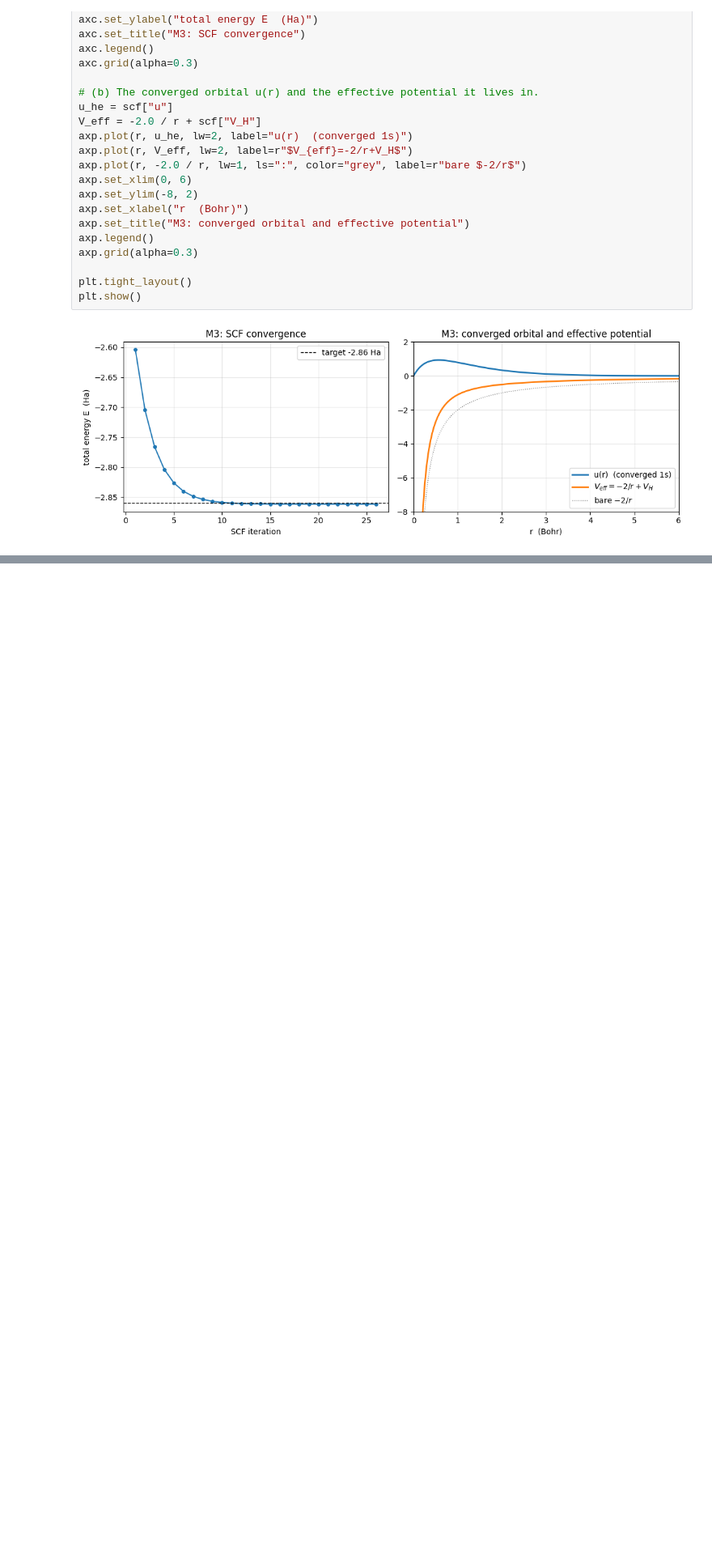
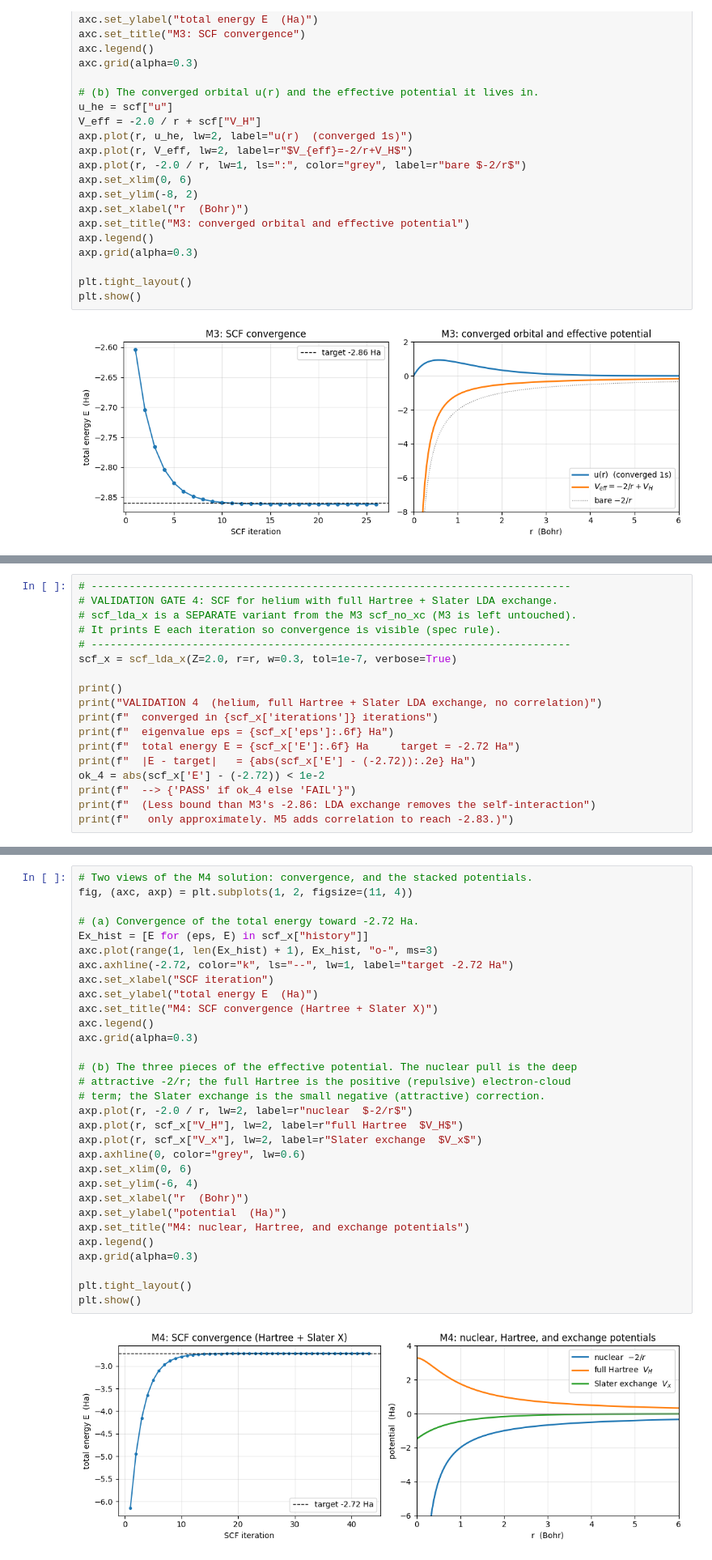
Before and after one commit to ddsyasas/dft-helium, a Jupyter notebook: helium_dft.ipynb, the cells around one changed output, grey strips where cells are left out. Shown at 81% size. Drawn from its saved outputs; the diff is of its cells as text; blank space fills up the shorter version.

```diff
--- a/helium_dft.ipynb
+++ b/helium_dft.ipynb
@@ -409,0 +446,18 @@ plt.show()
+# %%
+# ----------------------------------------------------------------------------
+# VALIDATION GATE 4: SCF for helium with full Hartree + Slater LDA exchange.
+# scf_lda_x is a SEPARATE variant from the M3 scf_no_xc (M3 is left untouched).
+# It prints E each iteration so convergence is visible (spec rule).
+# ----------------------------------------------------------------------------
+scf_x = scf_lda_x(Z=2.0, r=r, w=0.3, tol=1e-7, verbose=True)
+
+print()
+print("VALIDATION 4  (helium, full Hartree + Slater LDA exchange, no correlation)")
+print(f"  converged in {scf_x['iterations']} iterations")
+print(f"  eigenvalue eps = {scf_x['eps']:.6f} Ha")
+print(f"  total energy E = {scf_x['E']:.6f} Ha     target = -2.72 Ha")
+print(f"  |E - target|   = {abs(scf_x['E'] - (-2.72)):.2e} Ha")
+ok_4 = abs(scf_x['E'] - (-2.72)) < 1e-2
+print(f"  --> {'PASS' if ok_4 else 'FAIL'}")
+print(f"  (Less bound than M3's -2.86: LDA exchange removes the self-interaction")
+print(f"   only approximately. M5 adds correlation to reach -2.83.)")
@@ -409,0 +482,33 @@ plt.show()
+# %%
+# Two views of the M4 solution: convergence, and the stacked potentials.
+fig, (axc, axp) = plt.subplots(1, 2, figsize=(11, 4))
+
+# (a) Convergence of the total energy toward -2.72 Ha.
+Ex_hist = [E for (eps, E) in scf_x["history"]]
+axc.plot(range(1, len(Ex_hist) + 1), Ex_hist, "o-", ms=3)
+axc.axhline(-2.72, color="k", ls="--", lw=1, label="target -2.72 Ha")
+axc.set_xlabel("SCF iteration")
+axc.set_ylabel("total energy E  (Ha)")
+axc.set_title("M4: SCF convergence (Hartree + Slater X)")
+axc.legend()
+axc.grid(alpha=0.3)
+
+# (b) The three pieces of the effective potential. The nuclear pull is the deep
+# attractive -2/r; the full Hartree is the positive (repulsive) electron-cloud
+# term; the Slater exchange is the small negative (attractive) correction.
+axp.plot(r, -2.0 / r, lw=2, label=r"nuclear  $-2/r$")
+axp.plot(r, scf_x["V_H"], lw=2, label=r"full Hartree  $V_H$")
+axp.plot(r, scf_x["V_x"], lw=2, label=r"Slater exchange  $V_x$")
+axp.axhline(0, color="grey", lw=0.6)
+axp.set_xlim(0, 6)
+axp.set_ylim(-6, 4)
+axp.set_xlabel("r  (Bohr)")
+axp.set_ylabel("potential  (Ha)")
+axp.set_title("M4: nuclear, Hartree, and exchange potentials")
+axp.legend()
+axp.grid(alpha=0.3)
+
+plt.tight_layout()
+plt.show()
+# %% [output]
+[figure, added]
```
Also changed, not shown: parts of 4 cells of this notebook, 2 other files.
